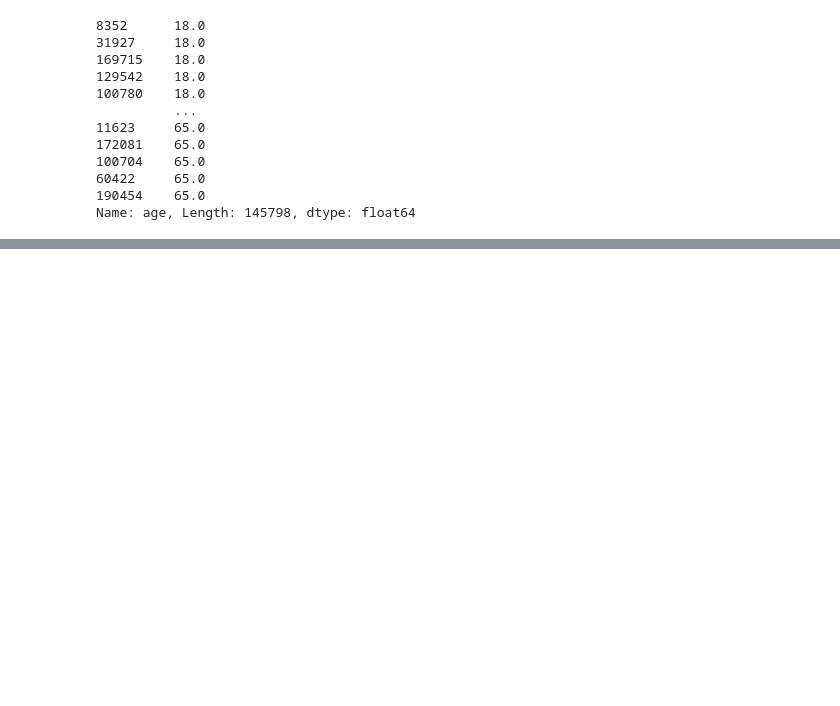
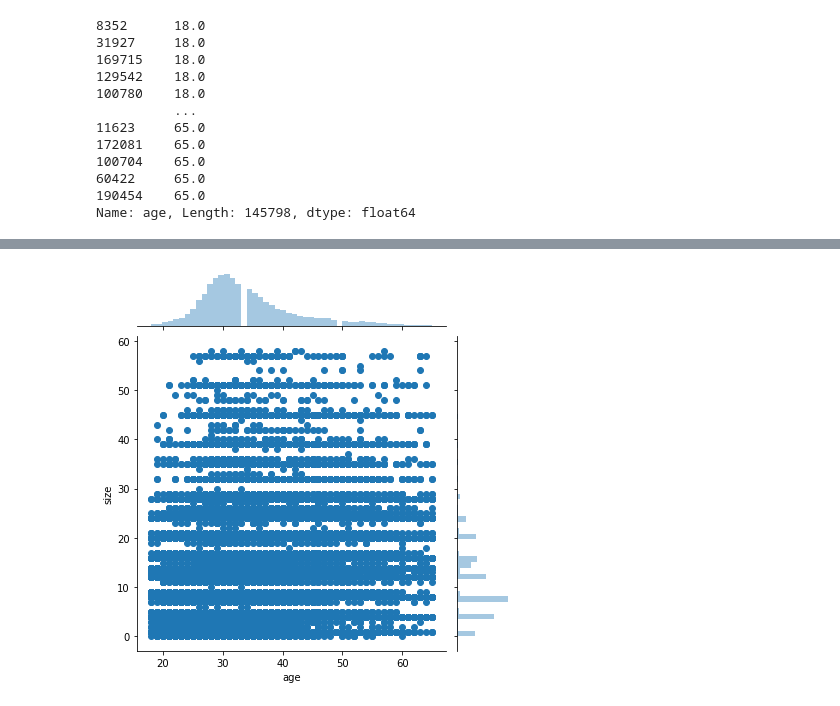
Before and after one commit to FatmaBenYedder/Recommend_The_Runway, a Jupyter notebook: RTR.ipynb, the cells around one changed output, grey strips where cells are left out. Saved outputs shown, nothing was run; the diff lists cells and outputs as text; code cells hidden in the pictures; blank space fills up the shorter version.

```diff
--- a/RTR.ipynb
+++ b/RTR.ipynb
@@ -521,0 +542,8 @@ Name: age, Length: 145798, dtype: float64
+# %%
+## take spaces out of column names
+df = df.rename(columns={'bust size': 'bust_size', 'rented for': 'rented_for', 'body type': 'body_type'})
+
+## split up numbers and letters in bust_size
+df['bust_size'] = df['bust_size'].str.split('(\D+)')
+df['cup_size'] = df.bust_size.str[1]
+df['bust_size'] = df.bust_size.str[0]
@@ -521,0 +585,3 @@ Name: age, Length: 145798, dtype: float64
+# %%
+# df['weight'] = df['weight'].str.split('lbs')
+df['weight'] = df['weight'].str.replace('lbs', '').astype(int)
@@ -521,0 +627,4 @@ Name: age, Length: 145798, dtype: float64
+# %%
+df['bust_size'] = df['bust_size'].astype(int)
+# %%
+df['bust_size'] = df['bust_size'].astype(int)
@@ -521,0 +654,4 @@ Name: age, Length: 145798, dtype: float64
+# %%
+h = sns.jointplot(x="age", y="size", data=df)
+# %% [output]
+[figure, added]
```
Also changed, not shown: parts of 12 cells of this notebook, 2 other files.
